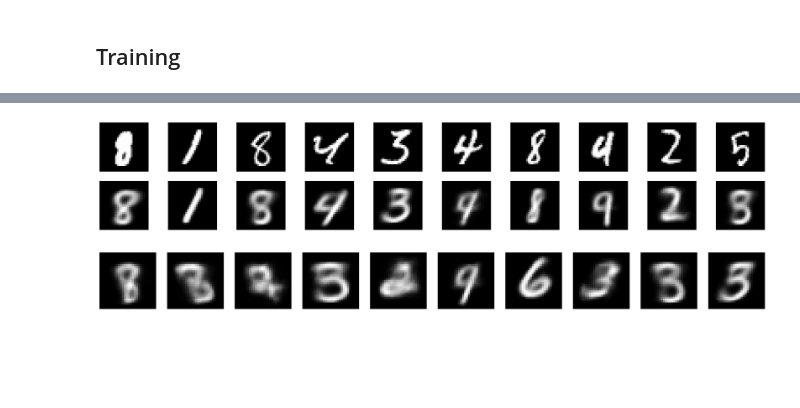
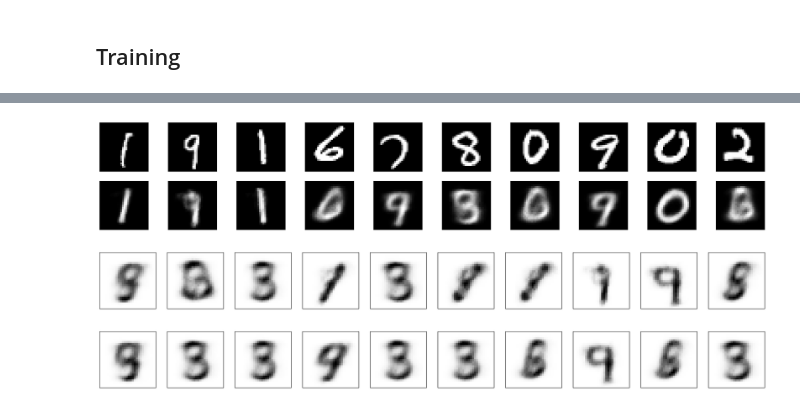
Before and after one commit to Ottohesten/02466-Cell-Profiling, a Jupyter notebook: variational_autoencoder.ipynb, the cells around one changed output, grey strips where cells are left out. Cells and saved outputs as stored; diff of their text form; code cells hidden in the pictures; blank space fills up the shorter version.

```diff
--- a/variational_autoencoder.ipynb
+++ b/variational_autoencoder.ipynb
@@ -44,6 +46,8 @@ torch.Size([64, 784]) torch.Size([64])
 # %% [markdown]
 # VAE
 # %%
+
+# input img -> hidden -> mu, logvar -> reparameterization trick (sample point from distribution made from mu, logvar) -> decoder -> output img
 class VAE(nn.Module):
     """
     Variational Autoencoder
@@ -74,6 +78,17 @@ class VAE(nn.Module):
             nn.Sigmoid()
         )
 
+    def encode(self, x):
+        # q(z|x)
+        h = self.encoder(x) # hidden
+        mu = self.mu(h) # mean
+        logvar = self.logvar(h) # log variance
+        return mu, logvar # mean and log variance
+
+    def decode(self, z):
+        # p(x|z)
+        return self.decoder(z)
+
     def reparameterize(self, mu, logvar):
         if self.training:
             std = torch.exp(0.5 * logvar)
@@ -83,11 +98,12 @@ class VAE(nn.Module):
             return mu
 
     def forward(self, x):
-        h = self.encoder(x)
-        mu = self.mu(h)
-        logvar = self.logvar(h)
-        z = self.reparameterize(mu, logvar)
-        x_hat = self.decoder(z)
+        # h = self.encoder(x)
+        # mu = self.mu(h)
+        # logvar = self.logvar(h)
+        mu, logvar = self.encode(x)
+        z = self.reparameterize(mu, logvar) # sample z from q(z|x) = mu + std * eps
+        x_hat = self.decoder(z) # reconstruct x from z p(x|z)
         return x_hat, mu, logvar
 # %%
 model = VAE(input_dim=28*28, hidden_dim=256, latent_dim=2)
@@ -98,10 +114,10 @@ if cuda:
 optimizer = optim.Adam(model.parameters(), lr=1e-3)
 bceloss = nn.BCELoss(reduction='sum')
 
-def loss_function(x, x_hat, mu, logvar):
+def loss_function(x, x_hat, mu, logvar, beta=1.0):
     BCE = F.binary_cross_entropy(x_hat, x, reduction='sum')
     KLD = -0.5 * torch.sum(1 + logvar - mu.pow(2) - logvar.exp())
-    return BCE + KLD
+    return BCE + beta * KLD
 # %% [output]
 VAE(
   (encoder): Sequential(
@@ -140,7 +156,7 @@ x_hat.shape: torch.Size([64, 784])
 # %% [markdown]
 ## Training
 # %%
-num_epochs = 10
+num_epochs = 100
 
 train_loss = []
 valid_loss = []
@@ -155,8 +171,8 @@ for epoch in range(num_epochs):
 
         optimizer.zero_grad()
         x_hat, mu, logvar = model(x)
-        # loss = loss_function(x, x_hat, mu, logvar)
-        loss = bceloss(x_hat, x)
+        loss = loss_function(x, x_hat, mu, logvar)
+        # loss = bceloss(x_hat, x)
         loss.backward()
         optimizer.step()
         batch_loss.append(loss.item())
@@ -194,19 +202,19 @@ for images, row in zip([images, x_hat], axes):
         ax.get_xaxis().set_visible(False)
         ax.get_yaxis().set_visible(False)
 # %% [output]
-[figure, old version]
+[figure, new version]
 # %%
 # generate new images using decoder
 with torch.no_grad():
     z = torch.randn(10, 2)
     if cuda:
         z = z.cuda()
     new_images = model.decoder(z)
 
 fig, axes = plt.subplots(nrows=1, ncols=10, sharex=True, sharey=True, figsize=(25,4))
 for img, ax in zip(new_images, axes):
-    ax.imshow(img.cpu().detach().view(28, 28), cmap='gray')
+    ax.imshow(img.cpu().detach().view(28, 28), cmap='Greys')
     ax.get_xaxis().set_visible(False)
     ax.get_yaxis().set_visible(False)
 # %% [output]
-[figure, old version]
+[figure, new version]
@@ -212,0 +256,10 @@ for img, ax in zip(new_images, axes):
+# %%
+
+
+fig, axes = plt.subplots(nrows=1, ncols=10, sharex=True, sharey=True, figsize=(25,4))
+for img, ax in zip(digits[3], axes):
+    ax.imshow(img.view(28, 28), cmap='Greys')
+    ax.get_xaxis().set_visible(False)
+    ax.get_yaxis().set_visible(False)
+# %% [output]
+[figure, added]
```
Also changed, not shown: parts of 4 cells of this notebook.
